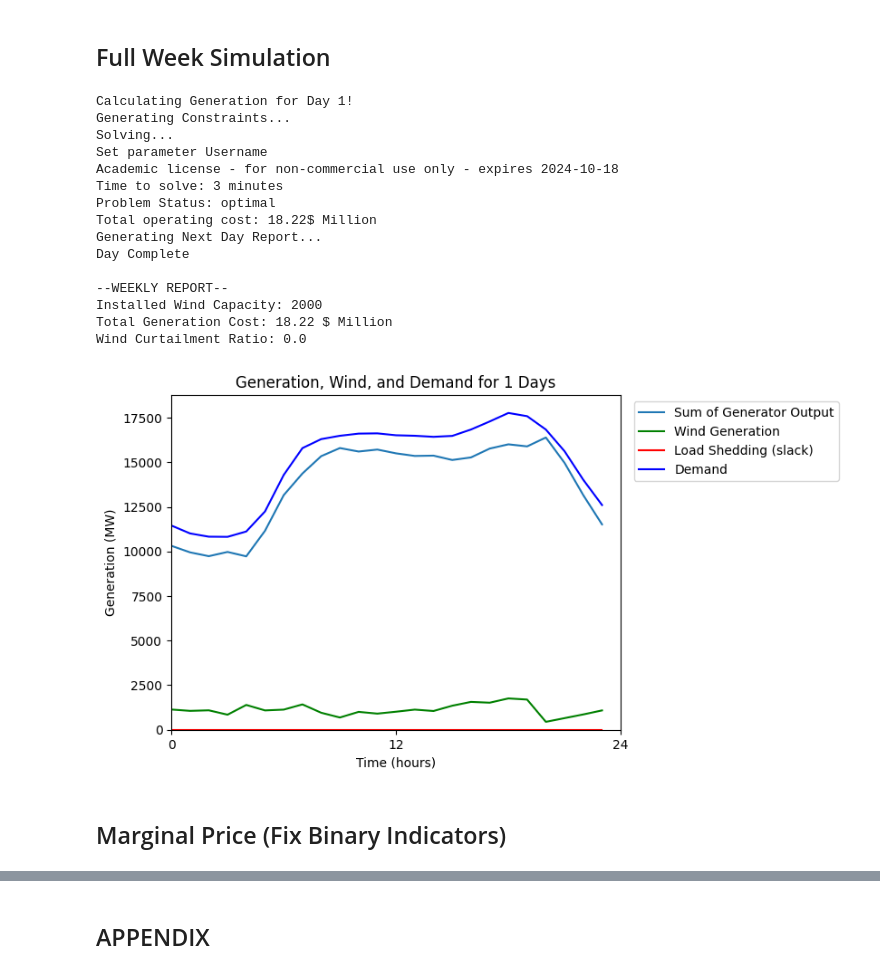
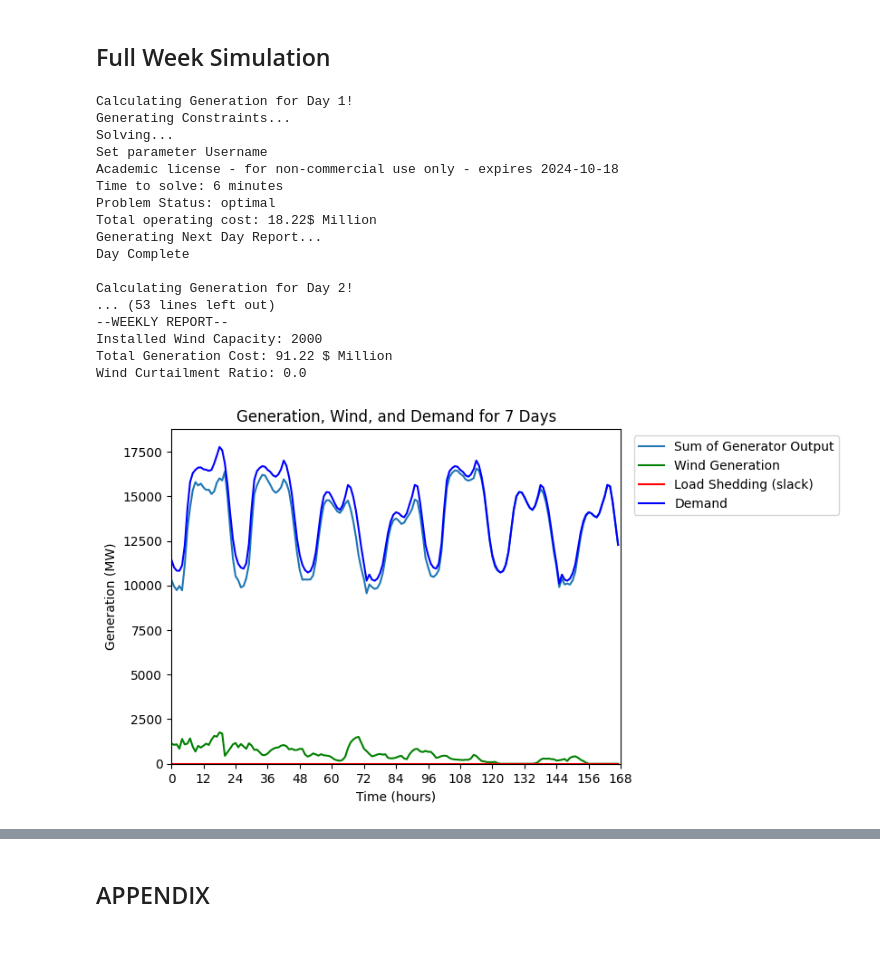
Before and after one commit to juliasimpson97/energy-syst-final, a Jupyter notebook: carbon-tax-simulation-seven-days.ipynb, the cells around one changed output, grey strips where cells are left out. Cells and saved outputs as stored; diff of their text form; code cells hidden in the pictures; blank space fills up the shorter version.

```diff
--- a/carbon-tax-simulation-seven-days.ipynb
+++ b/carbon-tax-simulation-seven-days.ipynb
@@ -176,0 +147,27 @@ def wind_curtailment_ratio(D, T, W, w):
+# %%
+## TOTAL GENERATOR STATUS
+def weekly_plot(g, w, s, LOAD, D, T, days, W):
+    # Time axis
+    x = np.linspace(0, (D+1)*T-1, (D+1)*T)
+
+    plt.plot(x, g, label = 'Sum of Generator Output')
+    plt.plot(x, w, label='Wind Generation', color='g')
+    plt.plot(x, s, label='Load Shedding (slack)', color='r')
+    plt.plot(x, LOAD, label='Demand', color='b')
+
+    # Adding labels and title
+    plt.xlim(0,(D+1)*T-1)
+    plt.xticks(np.arange(0, (D+1)*T+1, 12, dtype=int))  # Only integer x ticks
+    plt.ylim(0, max(LOAD)+1000)
+    plt.xlabel('Time (hours)')
+    plt.ylabel('Generation (MW)')
+    plt.title(f'Generation, Wind, and Demand for {days} Days')
+    # plt.text(0.1, max(LOAD), f'Active Generators: {len(nonzero_gens)}', verticalalignment='center', horizontalalignment='left')
+
+    # Adding a legend
+    plt.legend(loc='upper right', bbox_to_anchor=(1.5, 1))
+
+    plt.savefig(f'images/carbon-tax-{W}-integration.png', bbox_inches='tight')
+
+    # Display the plot
+    plt.show()
@@ -227,7 +229,7 @@ z = cp.Variable((I,T), boolean = True)   # inverse of start-up status
 # %% [markdown]
 ## Full Week Simulation
 # %%
-days = 1
+days = 7
 total_cost = 0
 total_gen = np.array([])
 total_wind = np.array([])
@@ -359,38 +361,36 @@ for D in np.arange(0,days):
         weekly_z = np.concatenate((weekly_z, z.value), axis = 1)
 
     result.to_excel('report.xlsx')
     total_cost += obj_EF.value
     total_gen = np.concatenate((total_gen, sum(g.value[:])))
     total_wind = np.concatenate((total_wind, w.value))
     total_slack = np.concatenate((total_slack, s.value))
     print("Day Complete \n")
 
 
 print("--WEEKLY REPORT--")
 print(f"Installed Wind Capacity: {W}")
 print(f"Total Generation Cost: {round(total_cost/1e6,2)} $ Million")
 print(f"Wind Curtailment Ratio: {wind_curtailment_ratio(D, T, W, total_wind)}")
-#print("Profits: ")
-#print("Average Electricity Price: ")
 
 ## Plots
-weekly_plot(total_gen, total_wind, total_slack, load.Demand[:(D+1)*T], D, T, days)
+weekly_plot(total_gen, total_wind, total_slack, load.Demand[:(D+1)*T], D, T, days, W)
 # %% [output]
 Calculating Generation for Day 1!
 Generating Constraints...
 Solving...
 Set parameter Username
 Academic license - for non-commercial use only - expires 2024-10-18
-Time to solve: 3 minutes
+Time to solve: 6 minutes
 Problem Status: optimal
 Total operating cost: 18.22$ Million
 Generating Next Day Report...
 Day Complete
 
+Calculating Generation for Day 2!
+... (53 lines left out)
 --WEEKLY REPORT--
 Installed Wind Capacity: 2000
-Total Generation Cost: 18.22 $ Million
+Total Generation Cost: 91.22 $ Million
 Wind Curtailment Ratio: 0.0
-[figure, old version]
+[figure, new version]
-# %% [markdown]
-## Marginal Price (Fix Binary Indicators)
```
Also changed, not shown: parts of 19 cells of this notebook, 6 other files.
